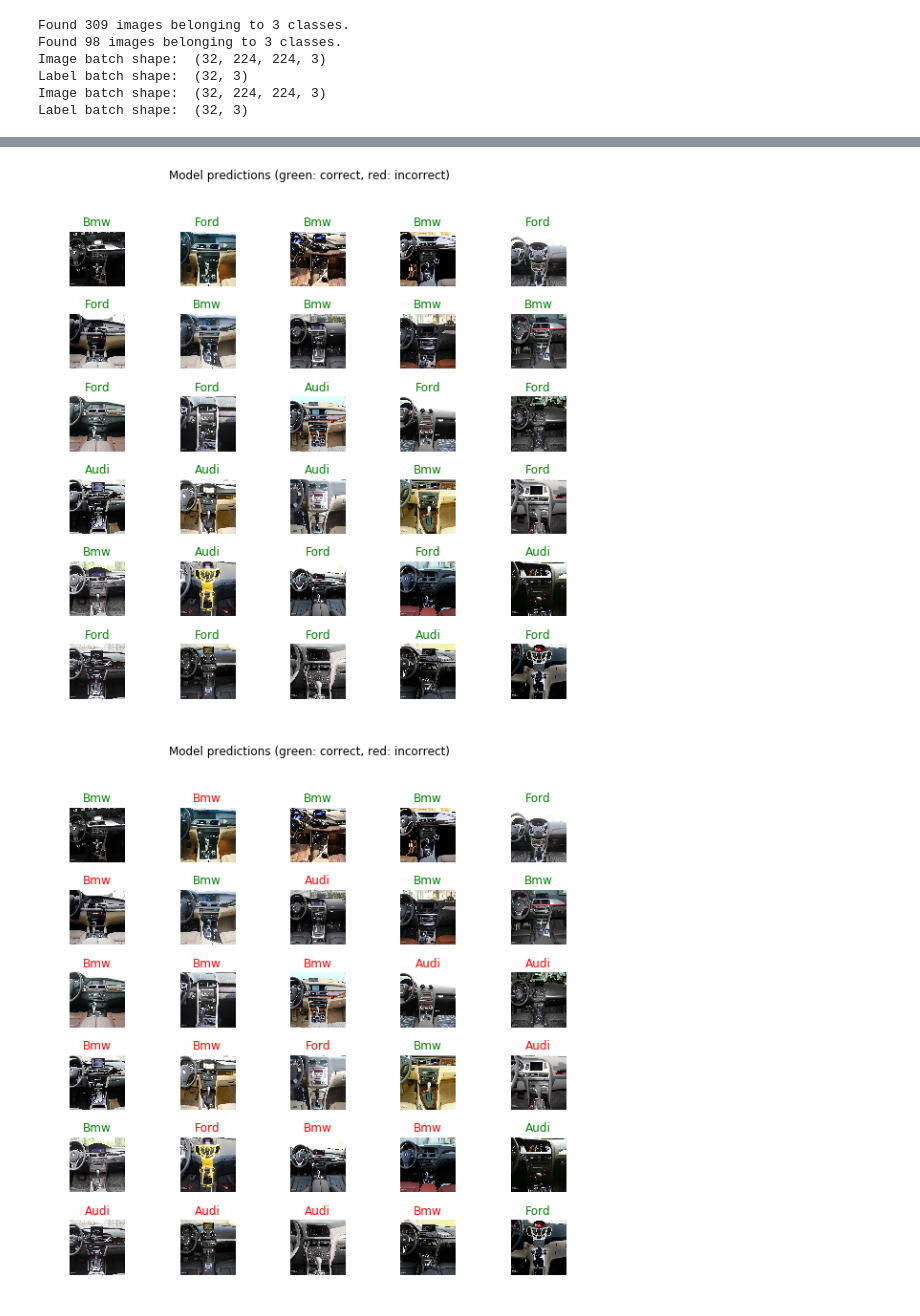
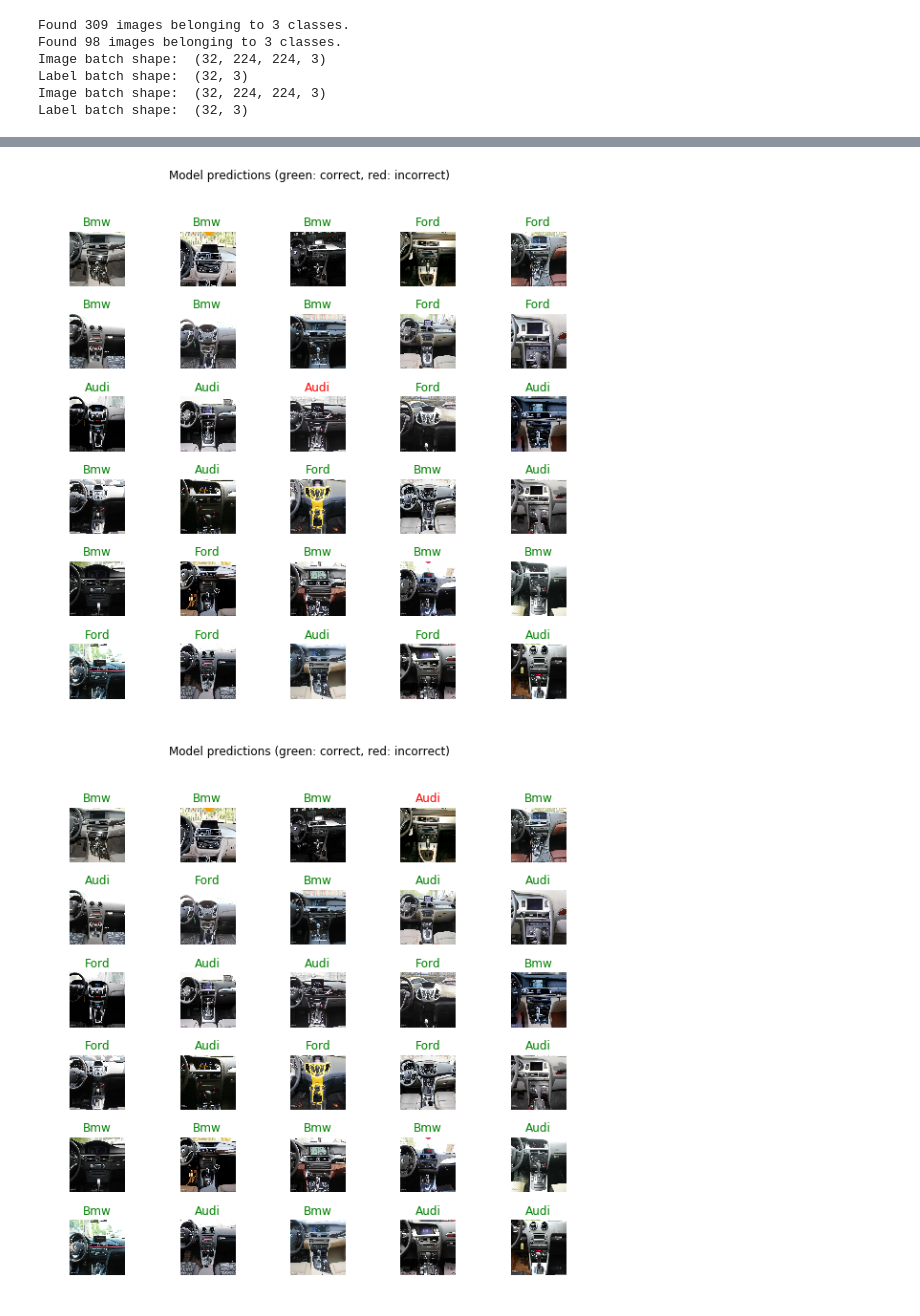
Before and after one commit to StephanieRogers-ML/practicum, a Jupyter notebook: Classification.ipynb, the cells around one changed output, grey strips where cells are left out. Drawn from its saved outputs; the diff is of its cells as text; code cells hidden in the pictures.

```diff
--- a/Classification.ipynb
+++ b/Classification.ipynb
@@ -117,46 +161,6 @@ do_fine_tuning = False #@param {type:"boolean"}
 # %%
-print("Building model with", MODULE_HANDLE)
-model = tf.keras.Sequential([
-    hub.KerasLayer(MODULE_HANDLE, trainable=do_fine_tuning),
-    tf.keras.layers.Dropout(rate=0.2),
-    tf.keras.layers.Dense(image_data.num_classes, activation='softmax',
-                          kernel_regularizer=tf.keras.regularizers.l2(0.0001))
-])
-model.build((None,)+IMAGE_SIZE+(3,))
-model.summary()
 
-predictions = model(image_batch)
-
-predictions.shape
-
-
-
-model.compile(
-  optimizer=tf.keras.optimizers.Adam(),
-  loss='categorical_crossentropy',
-  metrics=['acc'])
-
-
-
-class CollectBatchStats(tf.keras.callbacks.Callback):
-  def __init__(self):
-    self.batch_losses = []
-    self.batch_acc = []
-
-  def on_train_batch_end(self, batch, logs=None):
-    self.batch_losses.append(logs['loss'])
-    self.batch_acc.append(logs['acc'])
-    self.model.reset_metrics()
-
-steps_per_epoch = np.ceil(image_data.samples/image_data.batch_size)
-
-batch_stats_callback = CollectBatchStats()
-logdir = "/content/drive/My Drive/BIMCON Inc./demo/logs/"
-
-tensorboard_callback = tf.keras.callbacks.TensorBoard(log_dir=logdir)
-
-
-history = model.fit(image_data, epochs=10,
+history = model.fit(image_data, epochs=5,
                     steps_per_epoch=steps_per_epoch,
                     callbacks = [batch_stats_callback,tensorboard_callback])
 
@@ -172,6 +176,8 @@ plt.ylabel("Accuracy")
 plt.xlabel("Training Steps")
 plt.ylim([0,1])
 plt.plot(batch_stats_callback.batch_acc)
+
+
 
 class_names = sorted(image_data.class_indices.items(), key=lambda pair:pair[1])
 class_names = np.array([key.title() for key, value in class_names])
@@ -206,7 +212,8 @@ predicted_batch = model.predict(image_batch_test)
 predicted_id = np.argmax(predicted_batch, axis=-1)
 predicted_label_batch = class_names[predicted_id]
 
-label_id = np.argmax(label_batch, axis=-1)
+
+label_id = np.argmax(label_batch_test, axis=-1)
 
 plt.figure(figsize=(10,9))
 plt.subplots_adjust(hspace=0.5)
@@ -217,4 +224,6 @@ for n in range(30):
   plt.title(predicted_label_batch[n].title(), color=color)
   plt.axis('off')
 _ = plt.suptitle("Model predictions (green: correct, red: incorrect)")
+%reload_ext tensorboard
+#%load_ext tensorboard
 # %% [output]
@@ -240,2 +247,2 @@ Epoch 10/10
-[figure, old version]
+[figure, new version]
-[figure, old version]
+[figure, new version]
```
Also changed, not shown: parts of 20 cells of this notebook.
